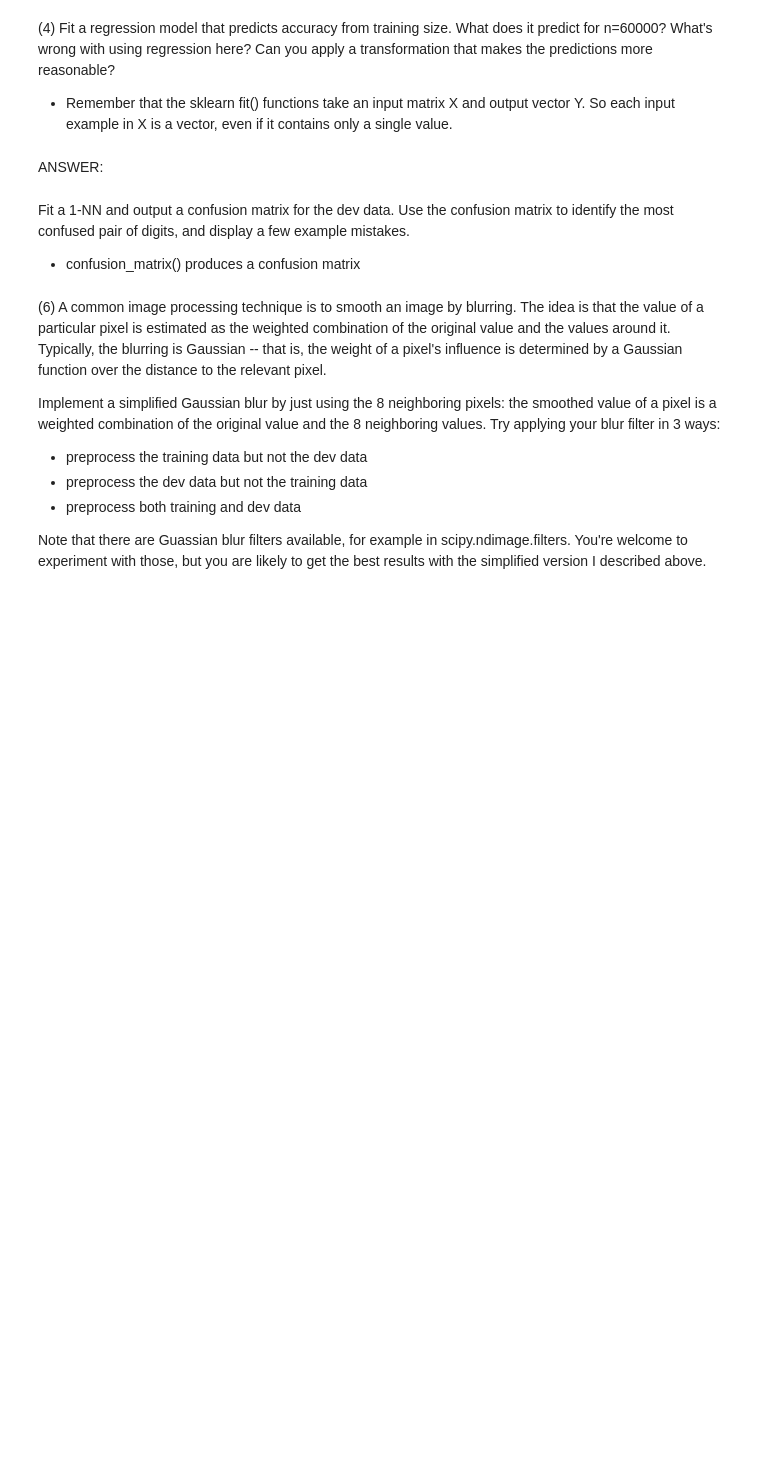
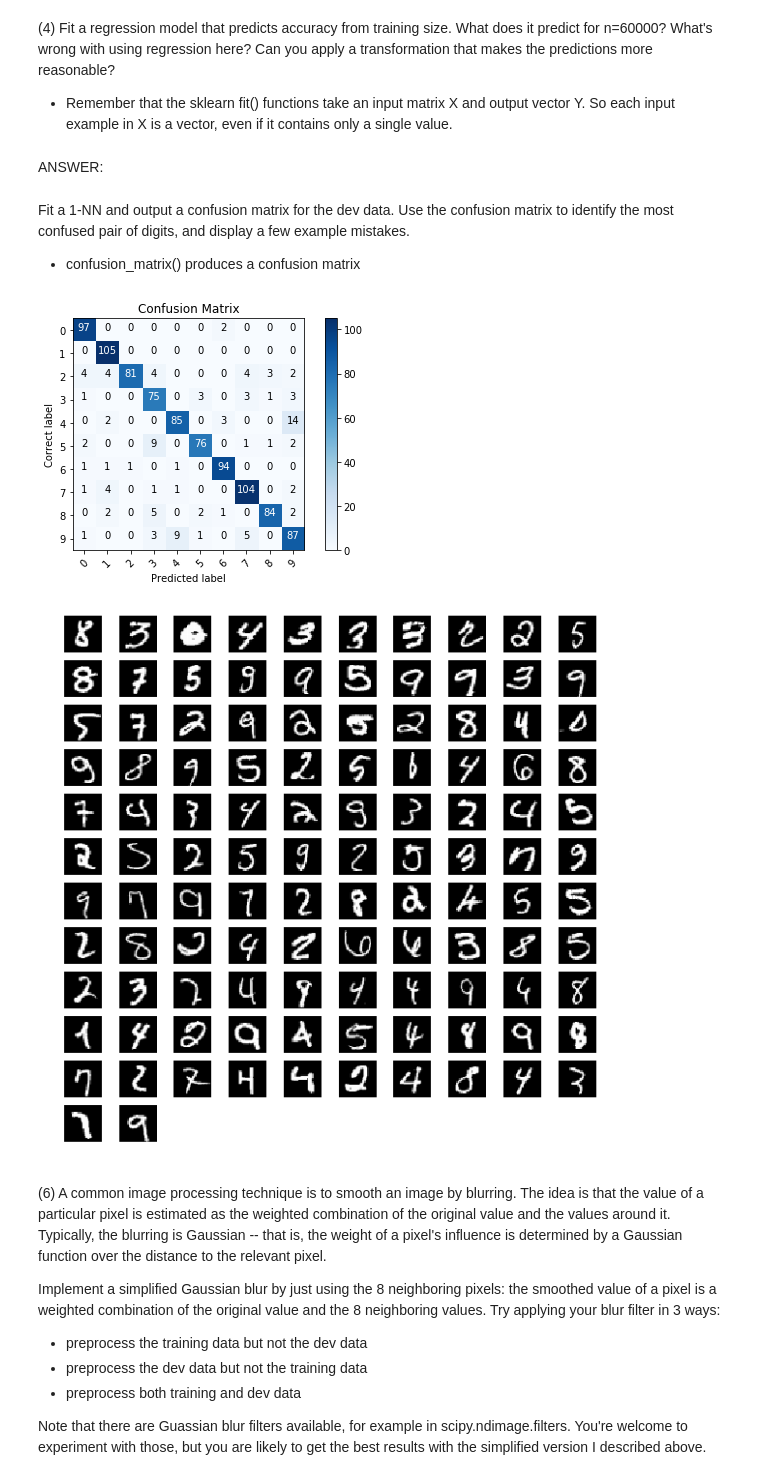
Before and after one commit to jeffrey-hsu/models, a Jupyter notebook: digit_image_classification/Jeffrey_Hsu_p1.ipynb, the cells around one changed output. Saved outputs shown, nothing was run; the diff lists cells and outputs as text; code cells hidden in the pictures; blank space fills up the shorter version.

```diff
--- a/digit_image_classification/Jeffrey_Hsu_p1.ipynb
+++ b/digit_image_classification/Jeffrey_Hsu_p1.ipynb
@@ -200,3 +201,63 @@ P5()
+# %%
+def P5():
+    """
+    This function fits a Nearest Neighbor model, creates
+    predicted labels given the dev dataset and plots the
+    confusion matrix comparing the correct labels and the
+    predicted labels.
+    The cases where prediction is wrong are then plotted.
+    """
+    label_names=['0','1','2','3','4','5','6','7','8','9']
+    model = KNeighborsClassifier(n_neighbors=1)
+    model.fit(mini_train_data, mini_train_labels)
+    pred_labels = model.predict(dev_data)
+    cnf_matrix = confusion_matrix(dev_labels, pred_labels)
+    plt.figure()
+    plot_confusion_matrix(cnf_matrix, classes=label_names)
+    wrong = (dev_labels != pred_labels)
+    wrong_cases = dev_data[wrong]
+    shuffle = np.random.permutation(len(wrong_cases))
+    wrong_cases = wrong_cases[shuffle]
+    wrong_cases_examples = wrong_cases[:10] # if there're too many wrong cases
+
+    plt.figure(figsize=(10,10))
+    for i in range(len(wrong_cases)):
+            plt.subplot(int(len(wrong_cases)/10)+(len(wrong_cases)%10>0),10,i+1)
+            pixels = wrong_cases[i]
+            pixels = pixels.reshape((28,28))
+            plt.imshow(pixels, cmap='gray')
+            plt.axis('off')
+    plt.show()
+
+
+def plot_confusion_matrix(cm, classes,
+                          title='Confusion Matrix',
+                          cmap=plt.cm.Blues):
+    """
+    This function plots the confusion matrix in color map.
+    Normalization can be applied by setting `normalize=True`.
+    """
+    plt.imshow(cm, interpolation='nearest', cmap=cmap)
+    plt.title(title)
+    plt.colorbar()
+    tick_marks = np.arange(len(classes))
+    plt.xticks(tick_marks, classes, rotation=45)
+    plt.yticks(tick_marks, classes)
+
+    thresh = cm.max() / 2.
+    for i in range(cm.shape[0]):
+        for j in range(cm.shape[1]):
+            plt.text(j, i, cm[i, j], horizontalalignment="center",
+                     color="white" if cm[i, j] > thresh else "black")
+    plt.tight_layout()
+    plt.ylabel('Correct label')
+    plt.xlabel('Predicted label')
+
+
+P5()
+# %% [output]
+[figure, added]
+[figure, added]
 # %% [markdown]
 (6) A common image processing technique is to smooth an image by blurring. The idea is that the value of a particular pixel is estimated as the weighted combination of the original value and the values around it. Typically, the blurring is Gaussian -- that is, the weight of a pixel's influence is determined by a Gaussian function over the distance to the relevant pixel.
 
```
Also changed, not shown: parts of 9 cells of this notebook.
